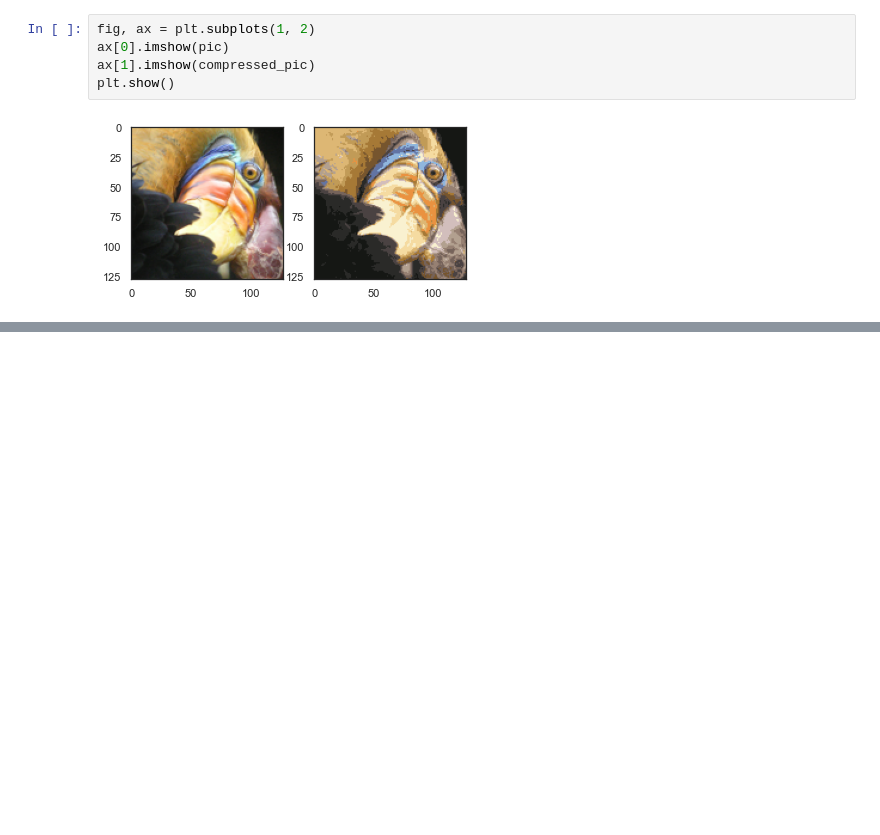
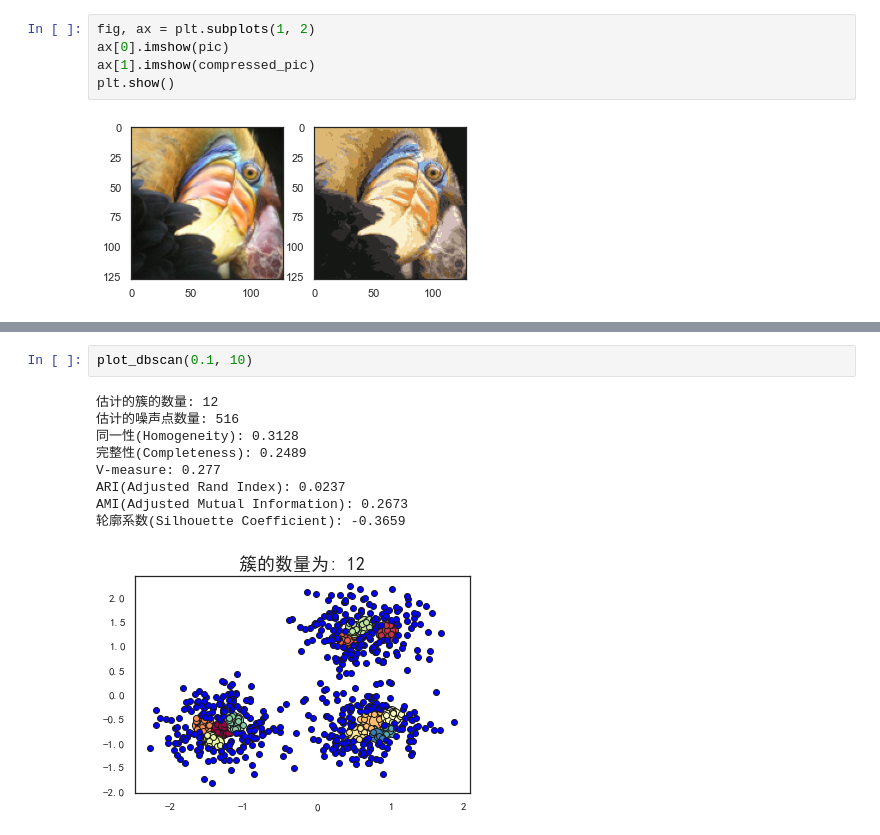
Before and after one commit to fengdu78/WZU-machine-learning-course, a Jupyter notebook: code/lesson11-code-聚类/WZU-ML-lesson11-Clustering.ipynb, the cells around one changed output, grey strips where cells are left out. Drawn from its saved outputs; the diff is of its cells as text; blank space fills up the shorter version.

```diff
--- a/code/lesson11-code-聚类/WZU-ML-lesson11-Clustering.ipynb
+++ b/code/lesson11-code-聚类/WZU-ML-lesson11-Clustering.ipynb
@@ -261,0 +373,12 @@ plt.show()
+# %%
+plot_dbscan(0.1, 10)
+# %% [output]
+估计的簇的数量: 12
+估计的噪声点数量: 516
+同一性(Homogeneity): 0.3128
+完整性(Completeness): 0.2489
+V-measure: 0.277
+ARI(Adjusted Rand Index): 0.0237
+AMI(Adjusted Mutual Information): 0.2673
+轮廓系数(Silhouette Coefficient): -0.3659
+[figure, added]
```
Also changed, not shown: parts of 17 cells of this notebook.
